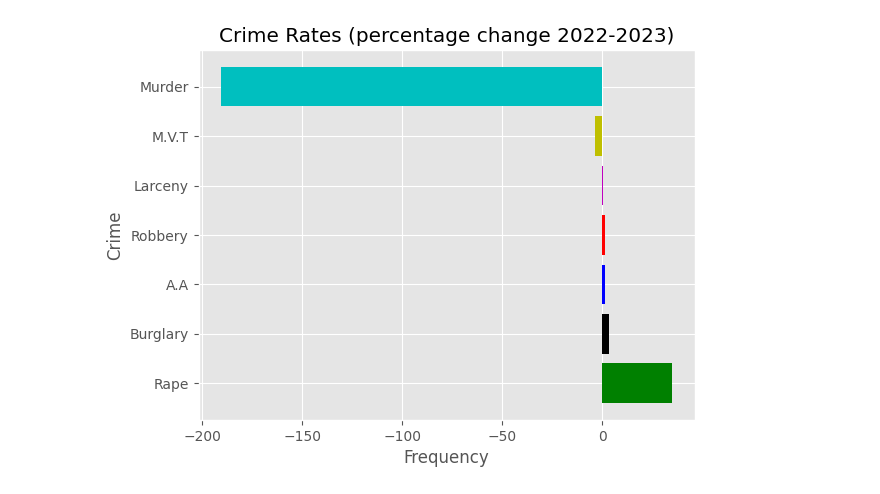
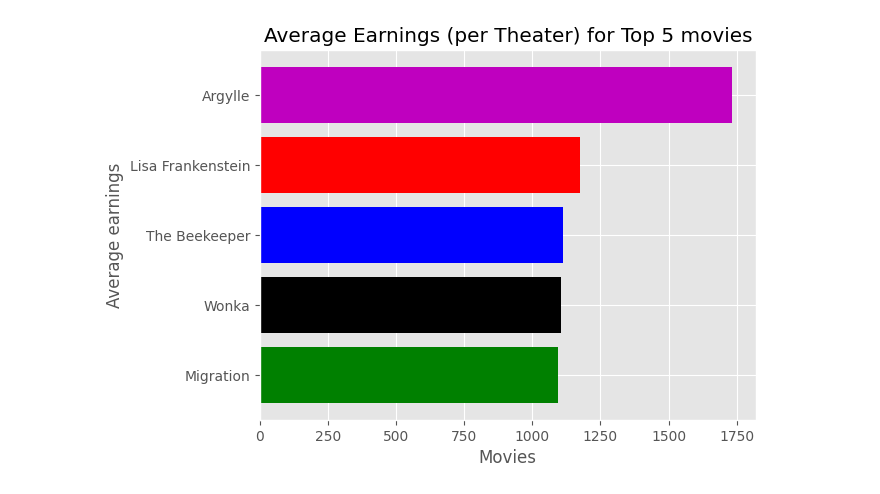
Before and after one commit to surafelmeharihaile-ai/Data110, a Jupyter notebook: Project_1___Surafel_Haile_.ipynb, the cells around one changed output. Saved outputs shown, nothing was run; the diff lists cells and outputs as text; code cells hidden in the pictures.

```diff
--- a/Project_1___Surafel_Haile_.ipynb
+++ b/Project_1___Surafel_Haile_.ipynb
@@ -7,18 +7,18 @@ import seaborn as sns
 import numpy as np
 # %%
 plt.style.use('ggplot')
-# %%
-data={'Crimes':['A.A','Burglary','Larceny','M.V.T','Murder','Rape','Robbery'],
-      'Frequency':[264.1,250.7,1347.2,318.7,5.7,38.0,66.5],
-      'Frequency22':[260.8,242.6,1342.3,330.7,-6.3,28.2,65.7]}
-dm = pd.DataFrame(data)
-dm['Percentage Change'] = ((dm['Frequency'] - dm['Frequency22']) / dm['Frequency22']) * 100
-dm_sorted= dm.sort_values(by='Percentage Change',ascending=False)
-color= ['g','k','b','r','m','y','c']
-plt.barh(dm_sorted['Crimes'],dm_sorted['Percentage Change'],color=color)
-plt.title('Crime Rates (percentage change 2022-2023)')
-plt.xlabel('Frequency')
-plt.ylabel('Crime')
-plt.show()
-# %% [output]
-[figure, removed]
+# %%
+data={'Movies':['Argylle'	,'Lisa Frankenstein','The Beekeeper','Wonka','Migration'],
+      'Weekly gross':[6249360,3695785,3398372,3056430,2935590],
+      'Theaters':[3605,3144,3057,2764,2684]}
+dm = pd.DataFrame(data)
+dm['Average'] = dm['Weekly gross']/dm['Theaters']
+dm_sorted= dm.sort_values(by='Average',ascending=True)
+color= ['g','k','b','r','m','y','c']
+plt.barh(dm_sorted['Movies'],dm_sorted['Average'],color=color)
+plt.title('Average Earnings (per Theater) for Top 5 movies')
+plt.xlabel('Movies')
+plt.ylabel('Average earnings')
+plt.show()
+# %% [output]
+[figure, added]
```
Also changed, not shown: parts of 4 cells of this notebook.
